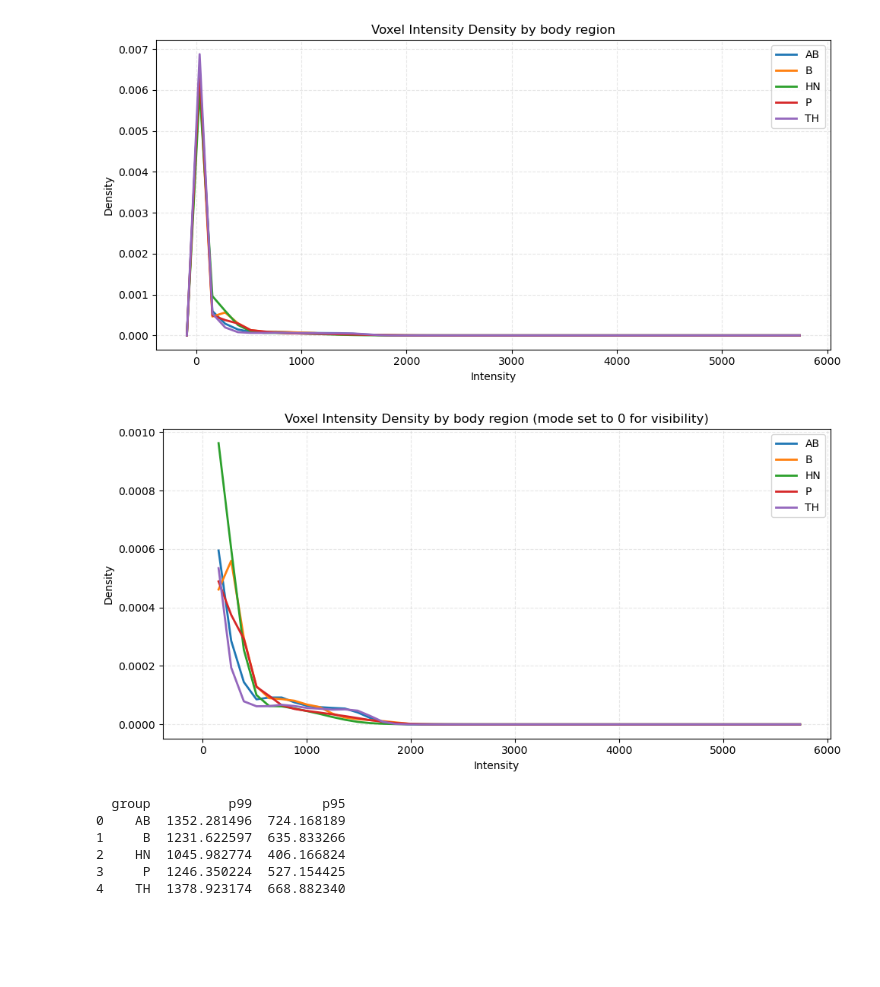
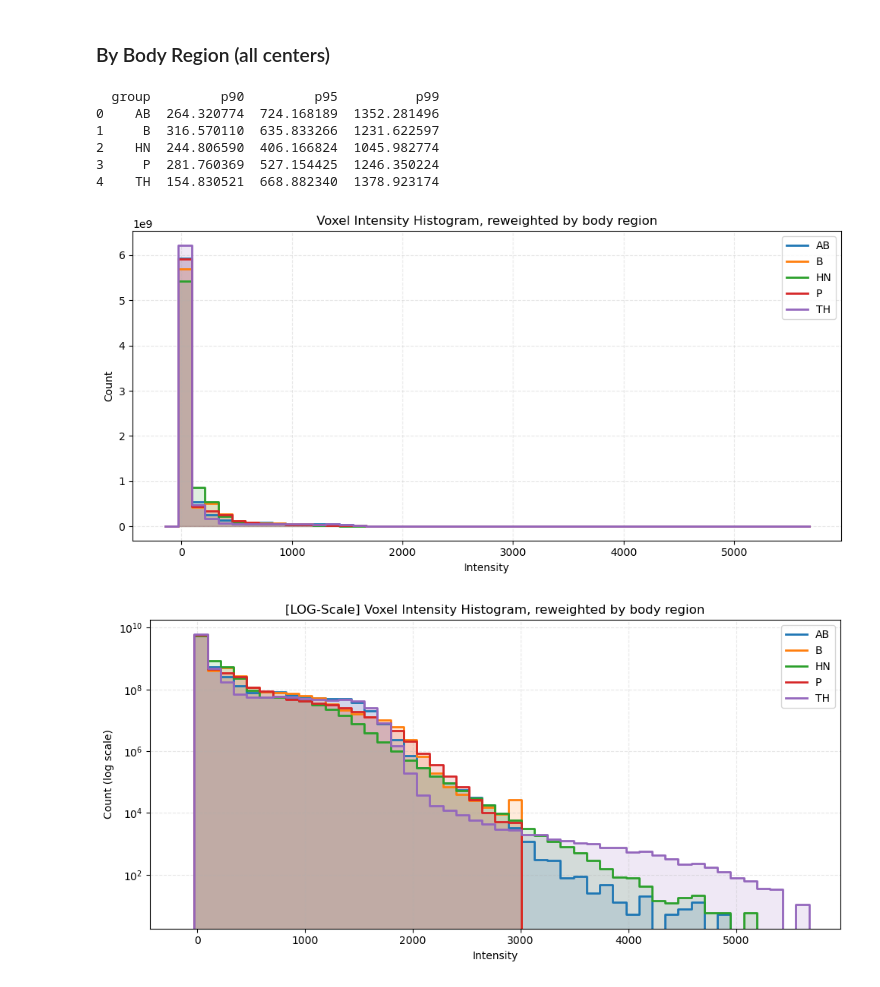
Before and after one commit to NicSchuler/fullbody-sCT, a Jupyter notebook: preprocessing/preprocessing_synthrad/voxel_intensity_distribution_plots.ipynb, the cells around one changed output. Drawn from its saved outputs; the diff is of its cells as text; code cells hidden in the pictures; blank space fills up the shorter version.

```diff
--- a/preprocessing/preprocessing_synthrad/voxel_intensity_distribution_plots.ipynb
+++ b/preprocessing/preprocessing_synthrad/voxel_intensity_distribution_plots.ipynb
@@ -450,10 +556,15 @@ test_files = test_files["filename"].tolist()
 files = all_files
 
 # Step 1: Find global min and max intensity values
-min, max = find_global_min_max(files)
-print(f"min={round(min, 5)}\nmax={round(max, 5)}")
+# min, max = find_global_min_max(files)
+# print(f"min={round(min, 5)}\nmax={round(max, 5)}")
 
 # Step 2: build the CDF table
 # min, max = 0, 5648
 # print(f"min={round(min, 5)}\nmax={round(max, 5)}")
-table, thresholds = build_cdf_table(files, min - 150, max + 150, n_points=50)
+# table, thresholds = build_cdf_table(files, min - 150, max + 150, n_points=50)
+# os.chdir(wdir)
+# np.savez("../histogram_data.npz", table=table, thresholds=thresholds)
+os.chdir(wdir)
+data = np.load("../histogram_data.npz")
+table, thresholds = data["table"], data["thresholds"]
@@ -499,19 +629,28 @@ print(percentile_table)
+# %% [markdown]
+### By Body Region (all centers)
 # %%
 # Step 3: reconstruct global histogram by bodyregion
 hist_counts, bin_edges, groups = reconstruct_global_histogram_from_table(table, thresholds, group_col="region")
 percentile_table = percentile_table_from_hist(hist_counts, bin_edges, labels=groups.astype(str))
 
 # Step 4: Plot
 title="Voxel Intensity Density by body region"
-plot_density_line(hist_counts, bin_edges, title=title, labels=groups.astype(str), remove_mode=False, plot_counts=False)
-plot_density_line(hist_counts, bin_edges, title=title, labels=groups.astype(str), remove_mode=True, plot_counts=False)
+# plot_density_line(hist_counts, bin_edges, title=title, labels=groups.astype(str), remove_mode=False)
+# plot_density_line(hist_counts, bin_edges, title=title, labels=groups.astype(str), remove_mode=True)
 print(percentile_table)
+
+# Step 5: Plot histogram
+hist_counts, bin_edges, groups = reconstruct_global_histogram_from_table(table, thresholds, group_col="region")
+title = title.replace("Density", "Histogram, reweighted")
+plot_hist_outline(hist_counts, bin_edges, title=title, labels=groups.astype(str), remove_mode=False)
+plot_hist_outline(hist_counts, bin_edges, title=title, labels=groups.astype(str), remove_mode=False, log_scale=True)
+plot_hist_outline(hist_counts, bin_edges, title=title, labels=groups.astype(str), remove_mode=True)
 # %% [output]
+  group         p90         p95          p99
+0    AB  264.320774  724.168189  1352.281496
+1     B  316.570110  635.833266  1231.622597
+2    HN  244.806590  406.166824  1045.982774
+3     P  281.760369  527.154425  1246.350224
+4    TH  154.830521  668.882340  1378.923174
-[figure, old version]
+[figure, new version]
-[figure, old version]
+[figure, new version]
-  group          p99         p95
-0    AB  1352.281496  724.168189
-1     B  1231.622597  635.833266
-2    HN  1045.982774  406.166824
-3     P  1246.350224  527.154425
-4    TH  1378.923174  668.882340
```
Also changed, not shown: parts of 24 cells of this notebook.
